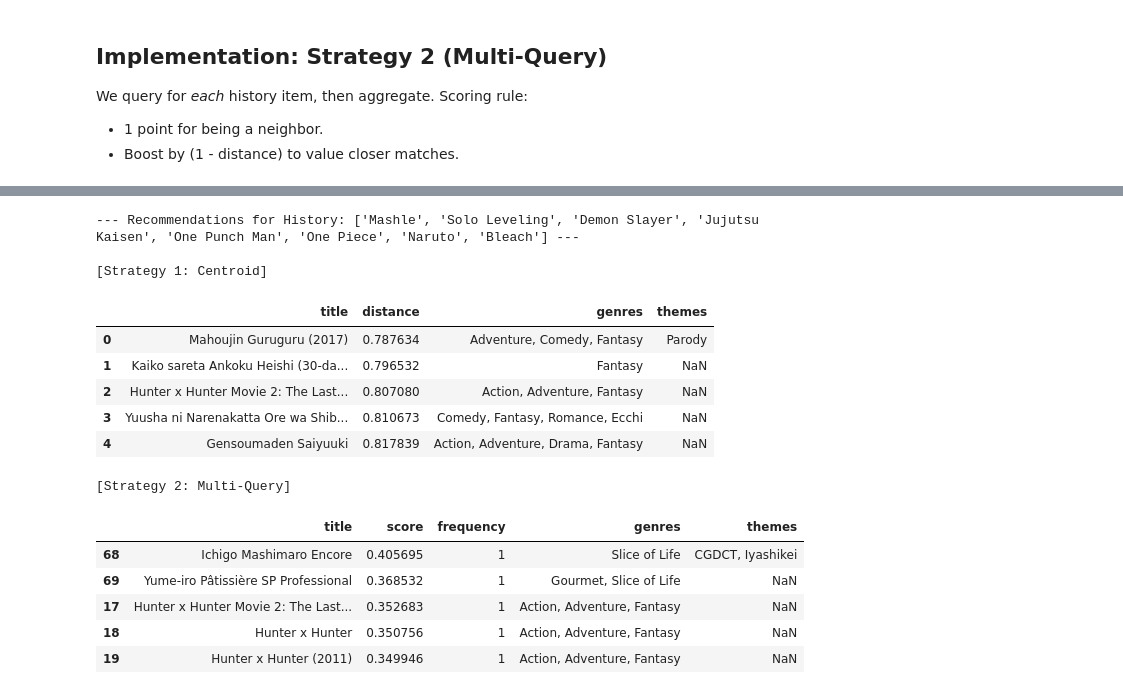
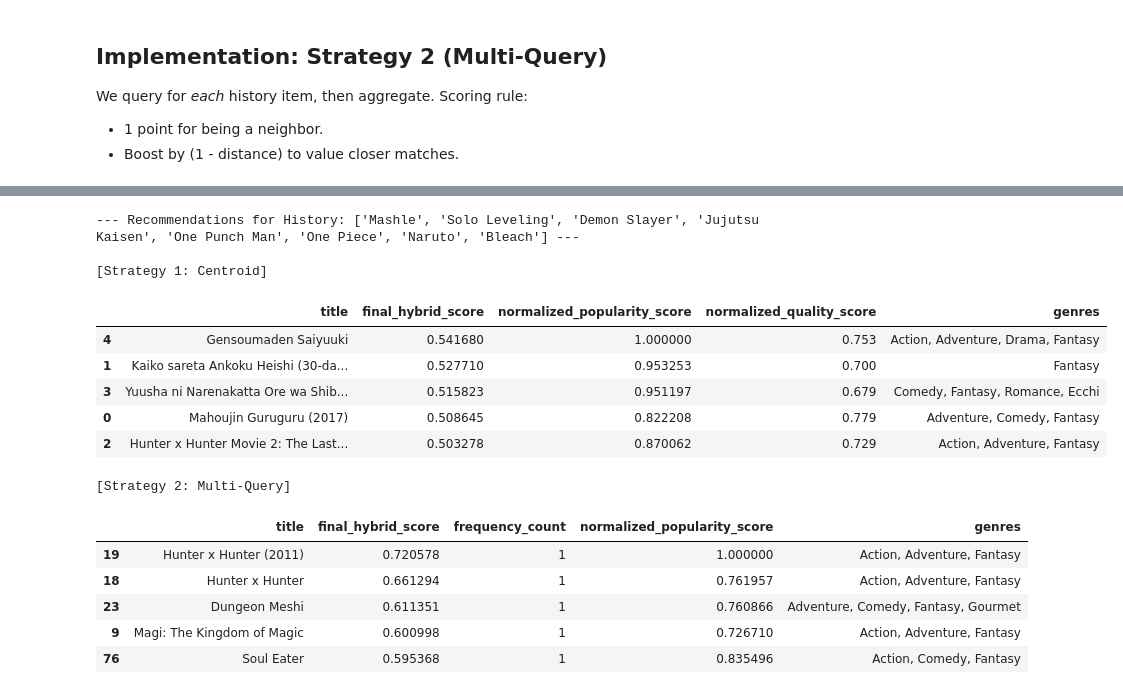
Before and after one commit to Asifdotexe/AniMate, a Jupyter notebook: notebooks/issue-58-as-poc-history-recommendation.ipynb, the cells around one changed output, grey strips where cells are left out. Saved outputs shown, nothing was run; the diff lists cells and outputs as text; code cells hidden in the pictures.

```diff
--- a/notebooks/issue-58-as-poc-history-recommendation.ipynb
+++ b/notebooks/issue-58-as-poc-history-recommendation.ipynb
@@ -348,36 +433,42 @@ else:
 # %%
-# TEST CASE 3: Multiple differering choices
+# TEST CASE 4: Multiple differering choices
 # Logic: Should add a lot of big names to see if the system can handle it
 history_1 = ["Mashle", "Solo Leveling", "Demon Slayer", "Jujutsu Kaisen", "One Punch Man", "One Piece", "Naruto", "Bleach"]
 
 print(f"--- Recommendations for History: {history_1} ---")
 print("\n[Strategy 1: Centroid]")
 res_c = recommend_centroid(history_1, df, vectorizer, knn)
 if not res_c.empty:
-    display(res_c[['title', 'distance', 'genres', 'themes']])
+    if not res_c.empty:
+        display(res_c[['title', 'final_hybrid_score', 'normalized_popularity_score', 'normalized_quality_score', 'genres']])
+    else:
+        print('No results')
 else:
     print("No recommendations found (all filtered by franchise logic).")
 
 print("\n[Strategy 2: Multi-Query]")
 res_mq = recommend_multiquery(history_1, df, vectorizer, knn)
 if not res_mq.empty:
-    display(res_mq[['title', 'score', 'frequency', 'genres', 'themes']])
+    if not res_mq.empty:
+        display(res_mq[['title', 'final_hybrid_score', 'frequency_count', 'normalized_popularity_score', 'genres']])
+    else:
+        print('No results')
 else:
     print("No recommendations found (all filtered by franchise logic).")
 # %% [output]
 --- Recommendations for History: ['Mashle', 'Solo Leveling', 'Demon Slayer', 'Jujutsu Kaisen', 'One Punch Man', 'One Piece', 'Naruto', 'Bleach'] ---
 
 [Strategy 1: Centroid]
-|  | title | distance | genres | themes |
-| 0 | Mahoujin Guruguru (2017) | 0.787634 | Adventure, Comedy, Fantasy | Parody |
-| 1 | Kaiko sareta Ankoku Heishi (30-da... | 0.796532 | Fantasy | NaN |
-| 2 | Hunter x Hunter Movie 2: The Last... | 0.807080 | Action, Adventure, Fantasy | NaN |
-| 3 | Yuusha ni Narenakatta Ore wa Shib... | 0.810673 | Comedy, Fantasy, Romance, Ecchi | NaN |
-| 4 | Gensoumaden Saiyuuki | 0.817839 | Action, Adventure, Drama, Fantasy | NaN |
+|  | title | final_hybrid_score | normalized_popularity_score | normalized_quality_score | genres |
+| 4 | Gensoumaden Saiyuuki | 0.541680 | 1.000000 | 0.753 | Action, Adventure, Drama, Fantasy |
+| 1 | Kaiko sareta Ankoku Heishi (30-da... | 0.527710 | 0.953253 | 0.700 | Fantasy |
+| 3 | Yuusha ni Narenakatta Ore wa Shib... | 0.515823 | 0.951197 | 0.679 | Comedy, Fantasy, Romance, Ecchi |
+| 0 | Mahoujin Guruguru (2017) | 0.508645 | 0.822208 | 0.779 | Adventure, Comedy, Fantasy |
+| 2 | Hunter x Hunter Movie 2: The Last... | 0.503278 | 0.870062 | 0.729 | Action, Adventure, Fantasy |
 [Strategy 2: Multi-Query]
-|  | title | score | frequency | genres | themes |
-| 68 | Ichigo Mashimaro Encore | 0.405695 | 1 | Slice of Life | CGDCT, Iyashikei |
-| 69 | Yume-iro Pâtissière SP Professional | 0.368532 | 1 | Gourmet, Slice of Life | NaN |
-| 17 | Hunter x Hunter Movie 2: The Last... | 0.352683 | 1 | Action, Adventure, Fantasy | NaN |
-| 18 | Hunter x Hunter | 0.350756 | 1 | Action, Adventure, Fantasy | NaN |
-| 19 | Hunter x Hunter (2011) | 0.349946 | 1 | Action, Adventure, Fantasy | NaN |
+|  | title | final_hybrid_score | frequency_count | normalized_popularity_score | genres |
+| 19 | Hunter x Hunter (2011) | 0.720578 | 1 | 1.000000 | Action, Adventure, Fantasy |
+| 18 | Hunter x Hunter | 0.661294 | 1 | 0.761957 | Action, Adventure, Fantasy |
+| 23 | Dungeon Meshi | 0.611351 | 1 | 0.760866 | Adventure, Comedy, Fantasy, Gourmet |
+| 9 | Magi: The Kingdom of Magic | 0.600998 | 1 | 0.726710 | Action, Adventure, Fantasy |
+| 76 | Soul Eater | 0.595368 | 1 | 0.835496 | Action, Comedy, Fantasy |
```
Also changed, not shown: parts of 14 cells of this notebook, 1 other file.
